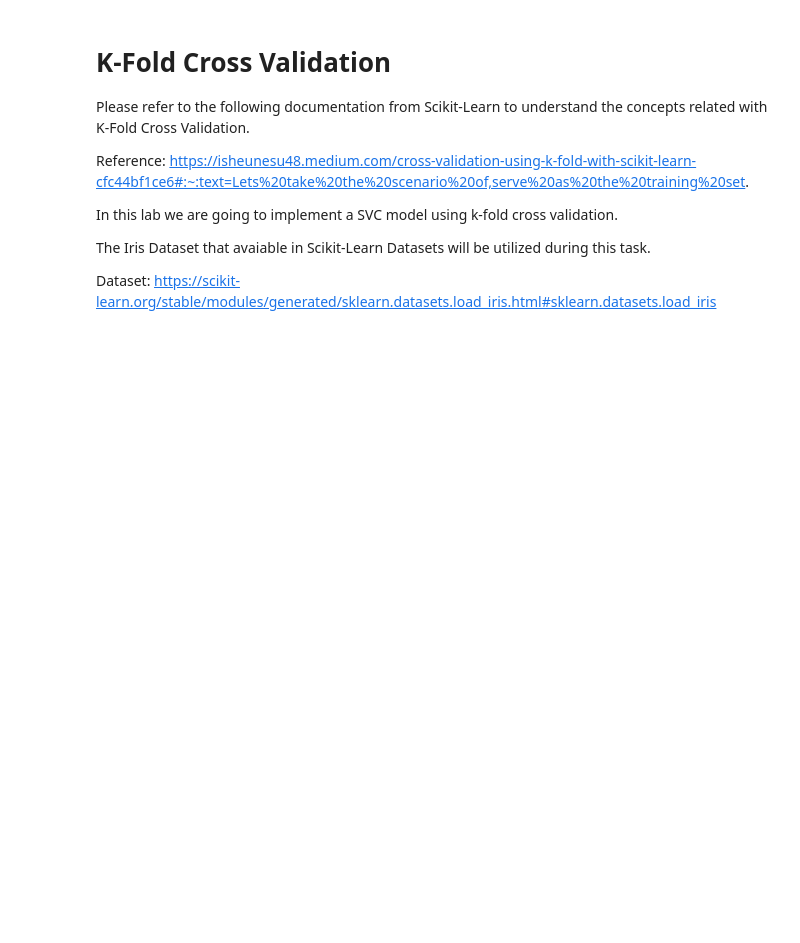
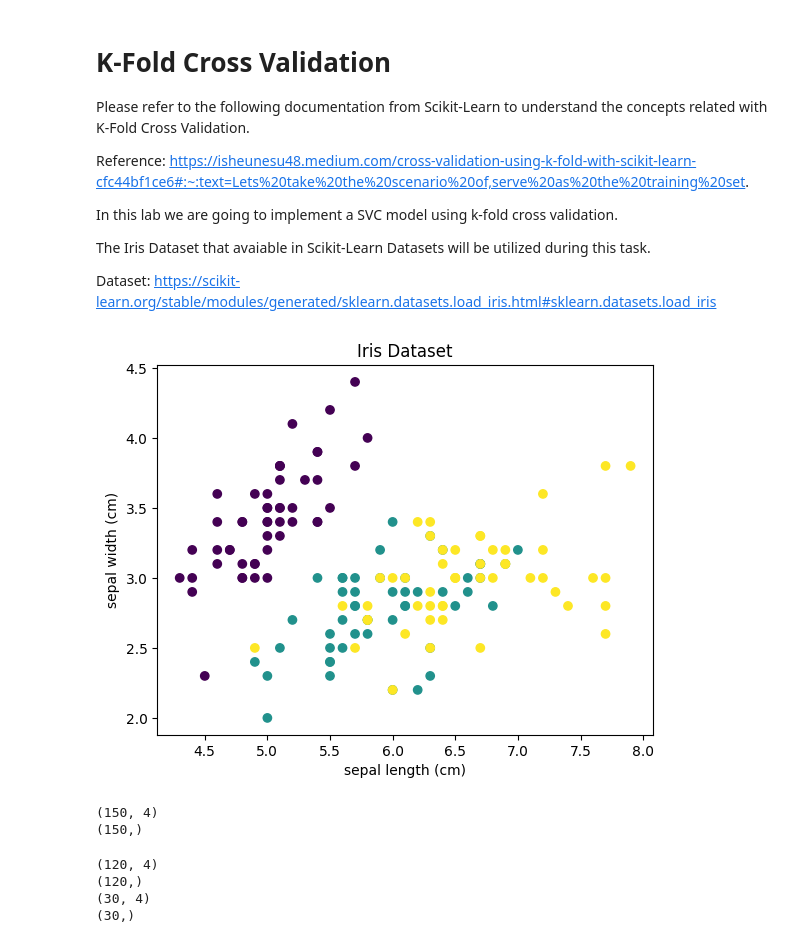
Before and after one commit to nemal2/ML, a Jupyter notebook: cross/Cross_Validation Student Version.ipynb, the cells around one changed output. Drawn from its saved outputs; the diff is of its cells as text; code cells hidden in the pictures; blank space fills up the shorter version.

```diff
--- a/cross/Cross_Validation Student Version.ipynb
+++ b/cross/Cross_Validation Student Version.ipynb
@@ -17,7 +22,6 @@ Dataset: https://scikit-learn.org/stable/modules/generated/sklearn.datasets.load
 # %%
 # Load the dataset
-
-# Your code here
+iris = datasets.load_iris()
 # %%
 # Print the data columns
 
@@ -29,11 +32,16 @@ Dataset: https://scikit-learn.org/stable/modules/generated/sklearn.datasets.load
 # %%
 # Print the model feature names
 
-# Your code here
+feature_names = iris.feature_names
+feature_names
 # %%
 # Select two features from the above features and plot the dataset in the 2D space using matplotlib scatterplots
-
-# Your code here
+plt.scatter(iris.data[:,0],iris.data[:,1], c=iris.target)
+plt.xlabel(feature_names[0])
+plt.ylabel(feature_names[1])
+plt.title("Iris Dataset");
+# %% [output]
+[figure, added]
 # %%
 # Seperate the features and target from the dataset.
 # Name them as X and y respectively
@@ -42,7 +51,11 @@ Dataset: https://scikit-learn.org/stable/modules/generated/sklearn.datasets.load
 # %%
 # Display the shape of the feature set and target
 
-# Your code here
+print(x.shape)
+print(y.shape)
+# %% [output]
+(150, 4)
+(150,)
 # %%
 # Split the data into train and test sets
 
@@ -50,4 +63,12 @@ Dataset: https://scikit-learn.org/stable/modules/generated/sklearn.datasets.load
 # %%
 # Print the train and test set sizes
 
-# Your code here
+print(x_train.shape)
+print(y_train.shape)
+print(x_test.shape)
+print(y_test.shape)
+# %% [output]
+(120, 4)
+(120,)
+(30, 4)
+(30,)
```
Also changed, not shown: parts of 15 cells of this notebook, 9 other files.
